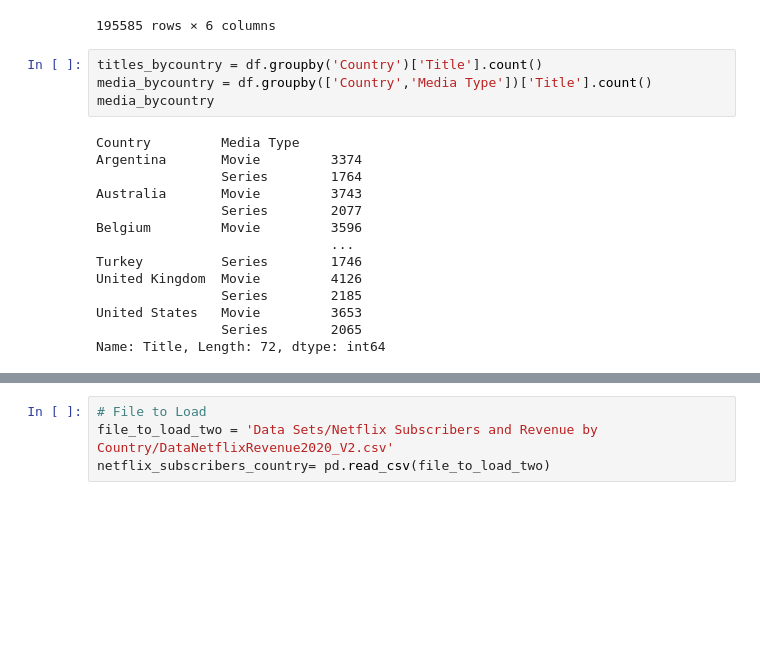
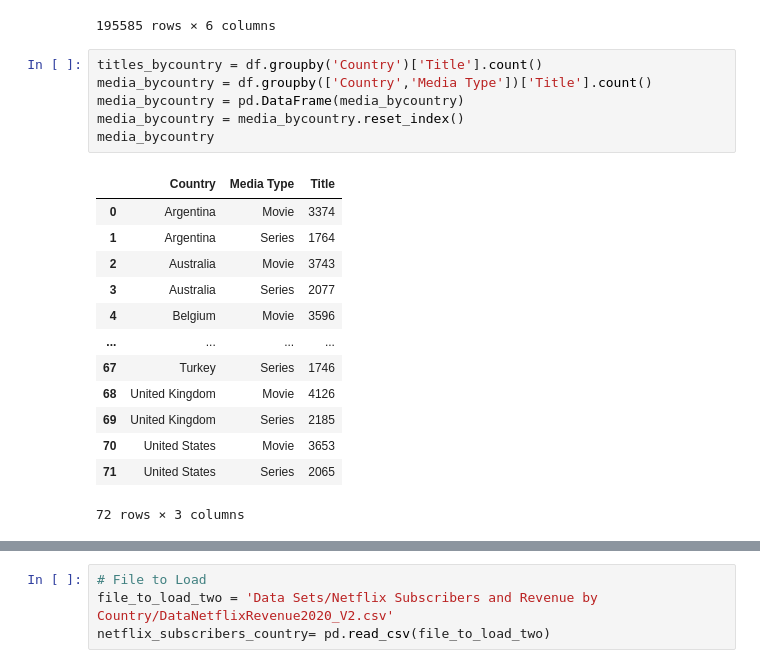
Before and after one commit to adamholcomb/Python-Media-Happiness-Analysis, a Jupyter notebook: HappinessIndex-DR.ipynb, the cells around one changed output, grey strips where cells are left out. Saved outputs shown, nothing was run; the diff lists cells and outputs as text; blank space fills up the shorter version.

```diff
--- a/HappinessIndex-DR.ipynb
+++ b/HappinessIndex-DR.ipynb
@@ -39,18 +39,20 @@ df
 # %%
 titles_bycountry = df.groupby('Country')['Title'].count()
 media_bycountry = df.groupby(['Country','Media Type'])['Title'].count()
+media_bycountry = pd.DataFrame(media_bycountry)
+media_bycountry = media_bycountry.reset_index()
 media_bycountry
 # %% [output]
+|  | Country | Media Type | Title |
+| 0 | Argentina | Movie | 3374 |
+| 1 | Argentina | Series | 1764 |
+| 2 | Australia | Movie | 3743 |
+| 3 | Australia | Series | 2077 |
+| 4 | Belgium | Movie | 3596 |
+| ... | ... | ... | ... |
+| 67 | Turkey | Series | 1746 |
+| 68 | United Kingdom | Movie | 4126 |
+| 69 | United Kingdom | Series | 2185 |
+| 70 | United States | Movie | 3653 |
+| 71 | United States | Series | 2065 |
-Country         Media Type
-Argentina       Movie         3374
-                Series        1764
-Australia       Movie         3743
-                Series        2077
-Belgium         Movie         3596
-                              ...
-Turkey          Series        1746
-United Kingdom  Movie         4126
-                Series        2185
-United States   Movie         3653
-                Series        2065
-Name: Title, Length: 72, dtype: int64
+72 rows × 3 columns
```
Also changed, not shown: parts of 2 cells of this notebook.
